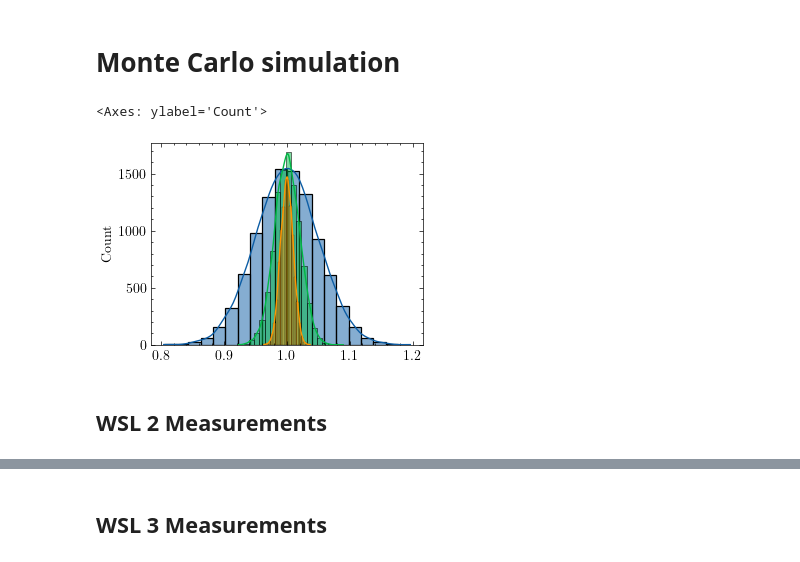
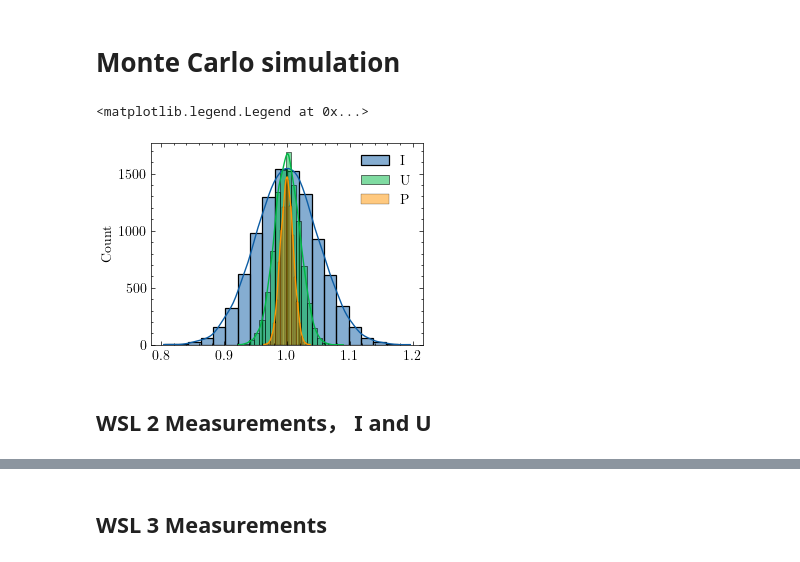
Before and after one commit to Plusero/state-estimation-workshop, a Jupyter notebook: mc_se.ipynb, the cells around one changed output, grey strips where cells are left out. Saved outputs shown, nothing was run; the diff lists cells and outputs as text; code cells hidden in the pictures.

```diff
--- a/mc_se.ipynb
+++ b/mc_se.ipynb
@@ -123,14 +132,15 @@ $\displaystyle 0.98048751385879$
 # Monte Carlo simulation
 # %%
 # check the distribution of the measurements
-sns.histplot(data['mc_measurements'][0],bins=20,kde=True)
-sns.histplot(data['mc_measurements'][1],bins=20,kde=True)
-sns.histplot(data['mc_measurements'][2],bins=20,kde=True)
+sns.histplot(data['mc_measurements'][0],bins=20,kde=True,label='I')
+sns.histplot(data['mc_measurements'][1],bins=20,kde=True,label='U')
+sns.histplot(data['mc_measurements'][2],bins=20,kde=True,label='P')
+plt.legend()
 # %% [output]
-<Axes: ylabel='Count'>
+<matplotlib.legend.Legend at 0x...>
-[figure, old version]
+[figure, new version]
 # %% [markdown]
-## WSL 2 Measurements
+## WSL 2 Measurements， I and U
 # %%
 w0=data['weights'][0]
 w1=data['weights'][1]
```
Also changed, not shown: parts of 9 cells of this notebook, 2 other files.
